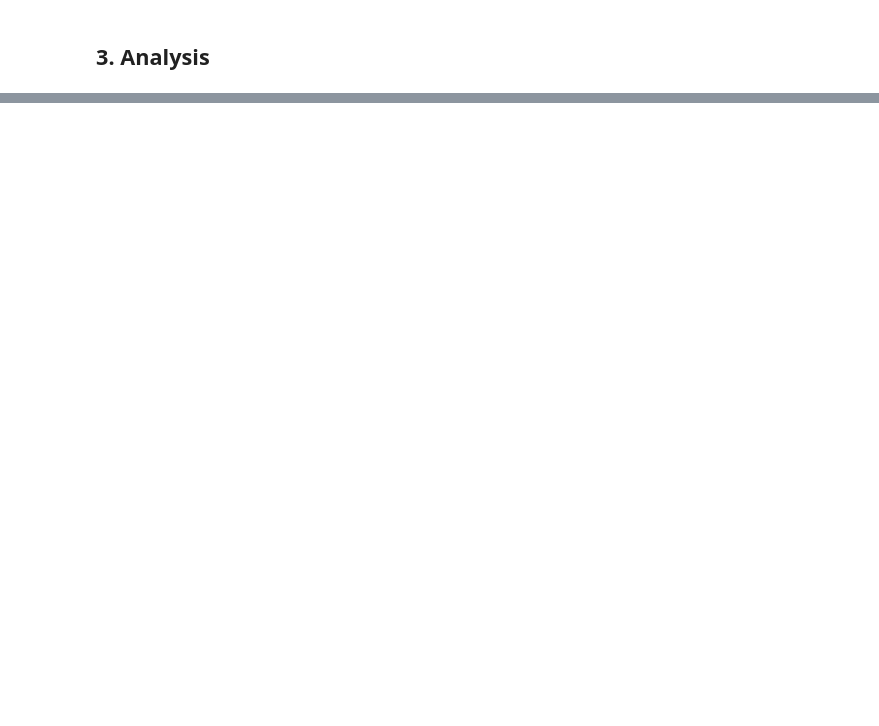
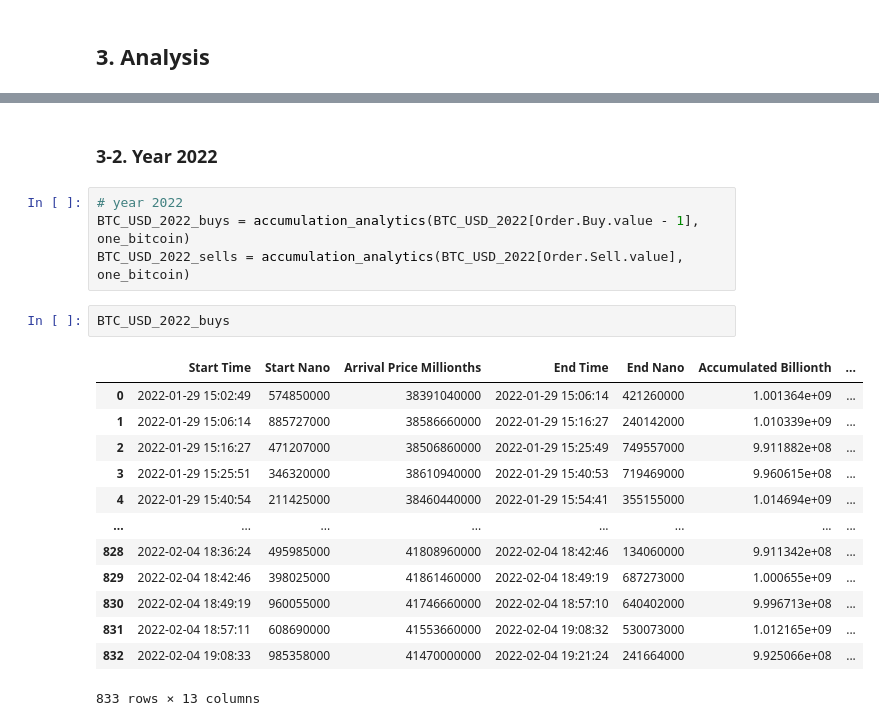
Before and after one commit to kwhyun97/FINM-33150-W23, a Jupyter notebook: Homework/Homework 4/Kiwan_Hyun_12125881_HW4.ipynb, the cells around one changed output, grey strips where cells are left out. Saved outputs shown, nothing was run; the diff lists cells and outputs as text; blank space fills up the shorter version.

```diff
--- a/Homework/Homework 4/Kiwan_Hyun_12125881_HW4.ipynb
+++ b/Homework/Homework 4/Kiwan_Hyun_12125881_HW4.ipynb
@@ -324,0 +493,22 @@ KeyboardInterrupt:
+# %% [markdown]
+<h3> 3-2. Year 2022 </h3>
+# %%
+# year 2022
+BTC_USD_2022_buys = accumulation_analytics(BTC_USD_2022[Order.Buy.value - 1], one_bitcoin)
+BTC_USD_2022_sells = accumulation_analytics(BTC_USD_2022[Order.Sell.value], one_bitcoin)
+# %%
+BTC_USD_2022_buys
+# %% [output]
+|  | Start Time | Start Nano | Arrival Price Millionths | End Time | End Nano | Accumulated Billionth | ... |
+| 0 | 2022-01-29 15:02:49 | 574850000 | 38391040000 | 2022-01-29 15:06:14 | 421260000 | 1.001364e+09 | ... |
+| 1 | 2022-01-29 15:06:14 | 885727000 | 38586660000 | 2022-01-29 15:16:27 | 240142000 | 1.010339e+09 | ... |
+| 2 | 2022-01-29 15:16:27 | 471207000 | 38506860000 | 2022-01-29 15:25:49 | 749557000 | 9.911882e+08 | ... |
+| 3 | 2022-01-29 15:25:51 | 346320000 | 38610940000 | 2022-01-29 15:40:53 | 719469000 | 9.960615e+08 | ... |
+| 4 | 2022-01-29 15:40:54 | 211425000 | 38460440000 | 2022-01-29 15:54:41 | 355155000 | 1.014694e+09 | ... |
+| ... | ... | ... | ... | ... | ... | ... | ... |
+| 828 | 2022-02-04 18:36:24 | 495985000 | 41808960000 | 2022-02-04 18:42:46 | 134060000 | 9.911342e+08 | ... |
+| 829 | 2022-02-04 18:42:46 | 398025000 | 41861460000 | 2022-02-04 18:49:19 | 687273000 | 1.000655e+09 | ... |
+| 830 | 2022-02-04 18:49:19 | 960055000 | 41746660000 | 2022-02-04 18:57:10 | 640402000 | 9.996713e+08 | ... |
+| 831 | 2022-02-04 18:57:11 | 608690000 | 41553660000 | 2022-02-04 19:08:32 | 530073000 | 1.012165e+09 | ... |
+| 832 | 2022-02-04 19:08:33 | 985358000 | 41470000000 | 2022-02-04 19:21:24 | 241664000 | 9.925066e+08 | ... |
+833 rows × 13 columns
```
Also changed, not shown: parts of 34 cells of this notebook.
